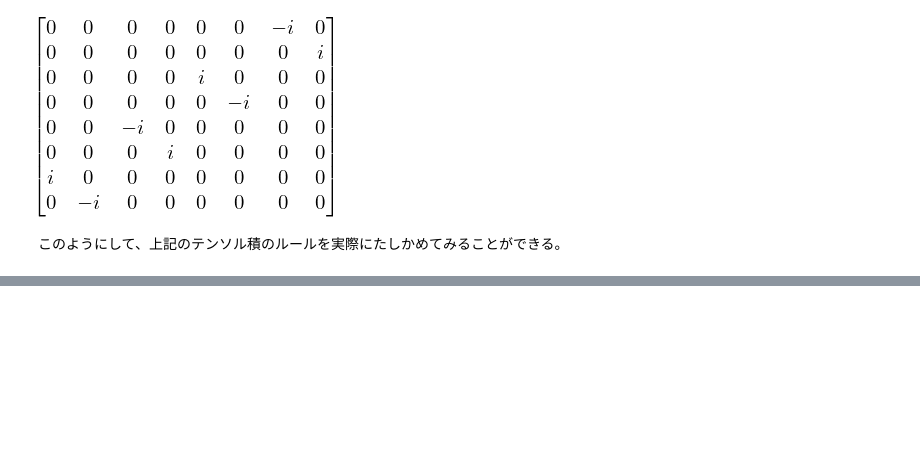
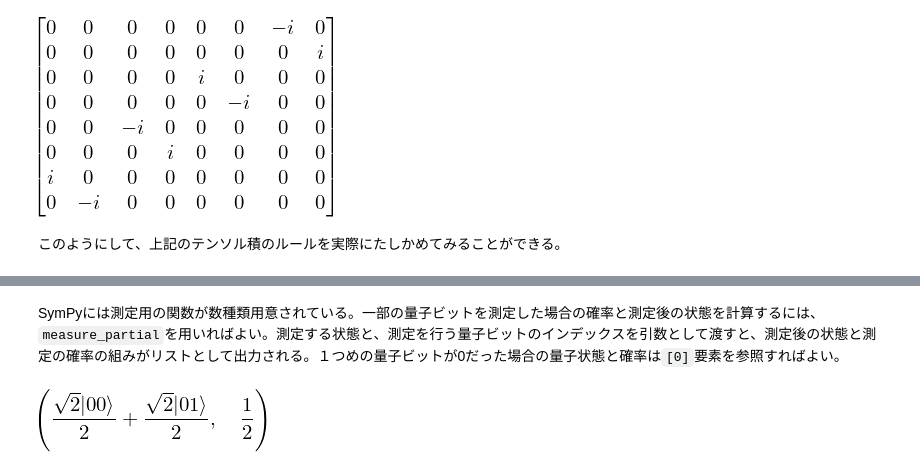
Before and after one commit to qulacs/quantum-native-dojo, a Jupyter notebook: notebooks/1.1_basics_of_quantum_information.ipynb, the cells around one changed output, grey strips where cells are left out. Drawn from its saved outputs; the diff is of its cells as text; code cells hidden in the pictures; blank space fills up the shorter version.

```diff
--- a/notebooks/1.1_basics_of_quantum_information.ipynb
+++ b/notebooks/1.1_basics_of_quantum_information.ipynb
@@ -947,0 +1024,9 @@ represent(X(2)*Y(1)*Z(0),nqubits=3)
+# %% [markdown]
+SymPyには測定用の関数が数種類用意されている。一部の量子ビットを測定した場合の確率と測定後の状態を計算するには、`measure_partial`を用いればよい。測定する状態と、測定を行う量子ビットのインデックスを引数として渡すと、測定後の状態と測定の確率の組みがリストとして出力される。１つめの量子ビットが0だった場合の量子状態と確率は`[0]`要素を参照すればよい。
+# %%
+from sympy.physics.quantum.qubit import measure_all, measure_partial
+measured_state_and_probability = measure_partial(psi, (1,))
+# %%
+measured_state_and_probability[0]
+# %% [output]
+[figure, added]
```
Also changed, not shown: parts of 8 cells of this notebook, 1 other file.
